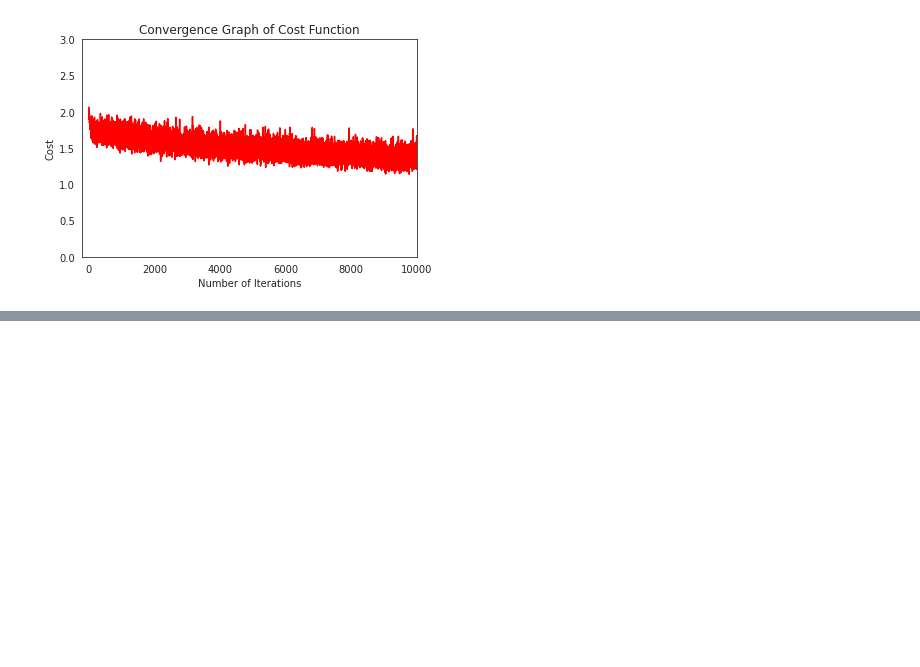
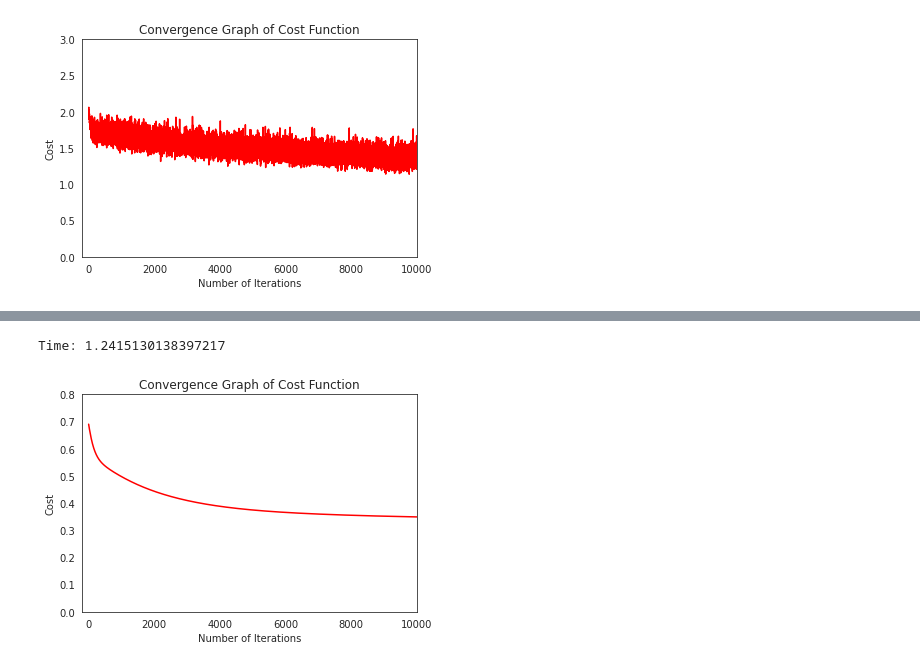
Before and after one commit to AlejandroSepulvedaGuatecique/Projects-in-Ml-and-AI-, a Jupyter notebook: HW1/HW1_Logistic_Regression_Implementation.ipynb, the cells around one changed output, grey strips where cells are left out. Cells and saved outputs as stored; diff of their text form; code cells hidden in the pictures; blank space fills up the shorter version.

```diff
--- a/HW1/HW1_Logistic_Regression_Implementation.ipynb
+++ b/HW1/HW1_Logistic_Regression_Implementation.ipynb
@@ -489,22 +523,27 @@ plt.show()
 # %%
 m = len(y)
 n = np.size(X,1)
 params = np.zeros((n,1))
 iterations = 10000
 learning_rate =0.0001
 
 initial_cost = compute_cost(X, y, params)
 
 start = time.time()
-(cost_history, params_optimal) = mini_batch_gradient_descent_mom(X, y, params,
-                                 learning_rate, iterations,mbs=256,Beta1=0.9)
+(cost_history_adam, params_optimal) = mini_batch_gradient_descent_Adam(X, y, params,
+                                 learning_rate, iterations,mbs=300,Beta1=0.9,Beta2=0.999)
 
 end = time.time()
 print('Time:',end - start)
 plt.figure()
 sns.set_style('white')
-plt.plot(range(len(cost_history)), cost_history, 'r')
+plt.plot(range(len(cost_history_adam)), cost_history_adam, 'r')
 plt.title("Convergence Graph of Cost Function")
 plt.xlabel("Number of Iterations")
 plt.ylabel("Cost")
+plt.xlim(-200, 10000)
+plt.ylim(0,0.8)
 plt.show()
+# %% [output]
+Time: 1.2415130138397217
+[figure, added]
```
Also changed, not shown: parts of 11 cells of this notebook.
